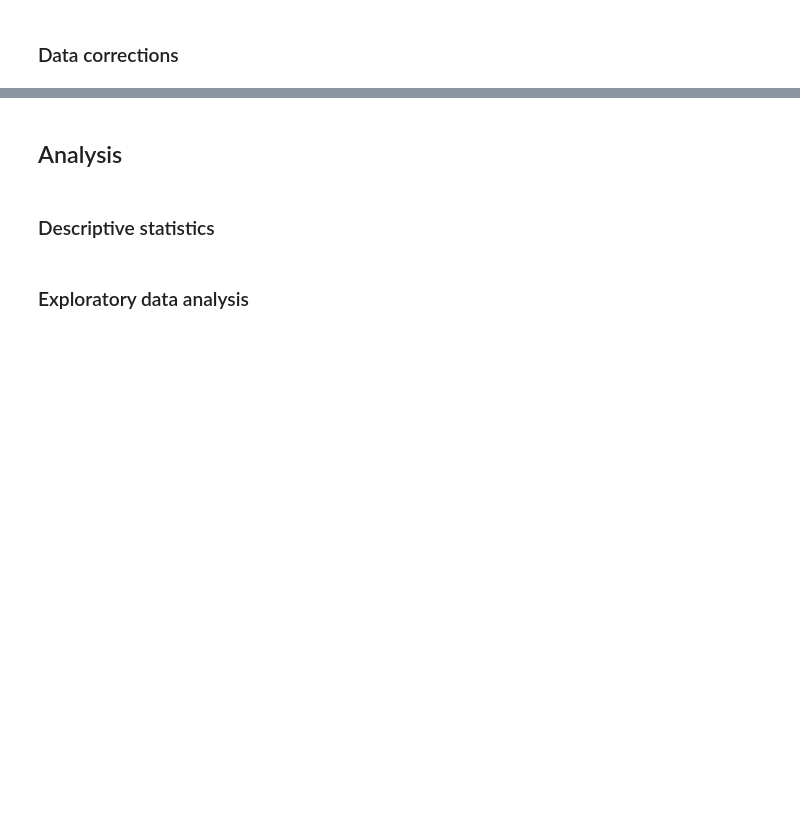
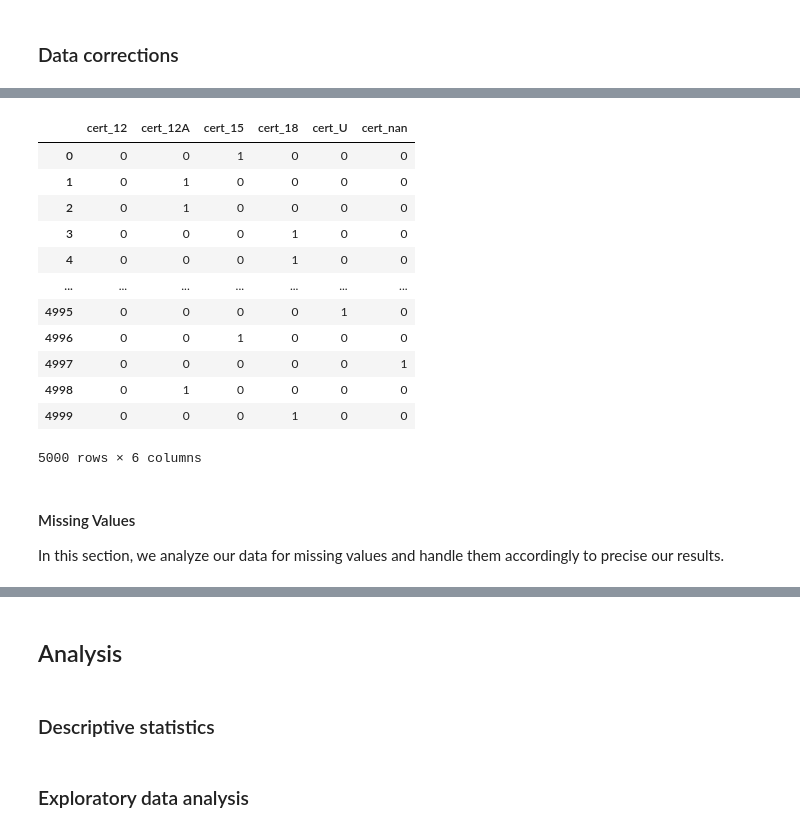
Before and after one commit to juliankulinsky/adst, a Jupyter notebook: notebooks/draft-analysis.ipynb, the cells around one changed output, grey strips where cells are left out. Drawn from its saved outputs; the diff is of its cells as text; code cells hidden in the pictures; blank space fills up the shorter version.

Commit message:
feat: added data corrections to draft analysis

```diff
--- a/notebooks/draft-analysis.ipynb
+++ b/notebooks/draft-analysis.ipynb
@@ -61,0 +147,18 @@ These include 1) licences for films that Netflix does not yet have in its portfo
+# %%
+# Transform runtime, votes and gross_earn into numerical dtypes
+# convert the runtime variable to a numerical dtype
+df_preperation['runtime'] = df_preperation['runtime'].str.replace(r'[a-zA-z,]| |-', '')
+df_preperation['runtime'] = pd.to_numeric(df_preperation['runtime'])
+
+# delete the ',' from the votes
+df_preperation['votes'] = df_preperation['votes'].str.replace(',','')
+
+# convert the vote variable to a numerical dtype
+df_preperation['votes'] = pd.to_numeric(df_preperation['votes'])
+
+# convert the gross_earn variable to a numerical dtype
+df_preperation['gross_earn'] = df_preperation['gross_earn'].str.replace(r'[M$]| ', '')
+df_preperation['gross_earn'] = pd.to_numeric(df_preperation['gross_earn'])
+
+# Show results of data type conversion
+df_preperation.info()
@@ -61,0 +180,20 @@ These include 1) licences for films that Netflix does not yet have in its portfo
+# %%
+# One Hot Encoding - Genres
+# Convert Genres in the Column to a List for each cell
+df_preperation['genre'] = df_preperation['genre'].str.replace(" |-", "")
+df_preperation['genre'] = df_preperation['genre'].str.split(",")
+# %%
+#lowercase all Genre list values
+df_preperation['genre'] = df_preperation['genre'].map(lambda x: list(map(str.lower, x)) if x is not np.nan else np.nan)
+# %%
+#Create list with all Genres
+genres = list()
+for i in df_preperation['genre']:
+   if i is not np.nan:
+      for genre in i:
+         if genre not in genres:
+            genres.append(genre)
+   if i is np.nan:
+      if 'missing_genre' not in genres:
+            genres.append('missing_genre')
+print(genres)
@@ -61,0 +334,23 @@ These include 1) licences for films that Netflix does not yet have in its portfo
+# %%
+# One Hot Encoding - certificates
+df_certificate = pd.get_dummies(df_preperation['certificate'], dummy_na=True, prefix="cert", prefix_sep="_")
+df_preperation = df_preperation.join(df_certificate)
+display(df_certificate)
+# %% [output]
+|  | cert_12 | cert_12A | cert_15 | cert_18 | cert_U | cert_nan |
+| 0 | 0 | 0 | 1 | 0 | 0 | 0 |
+| 1 | 0 | 1 | 0 | 0 | 0 | 0 |
+| 2 | 0 | 1 | 0 | 0 | 0 | 0 |
+| 3 | 0 | 0 | 0 | 1 | 0 | 0 |
+| 4 | 0 | 0 | 0 | 1 | 0 | 0 |
+| ... | ... | ... | ... | ... | ... | ... |
+| 4995 | 0 | 0 | 0 | 0 | 1 | 0 |
+| 4996 | 0 | 0 | 1 | 0 | 0 | 0 |
+| 4997 | 0 | 0 | 0 | 0 | 0 | 1 |
+| 4998 | 0 | 1 | 0 | 0 | 0 | 0 |
+| 4999 | 0 | 0 | 0 | 1 | 0 | 0 |
+5000 rows × 6 columns
+# %% [markdown]
+#### Missing Values
+
+In this section, we analyze our data for missing values and handle them accordingly to precise our results.
```
Also changed, not shown: parts of 22 cells of this notebook.
